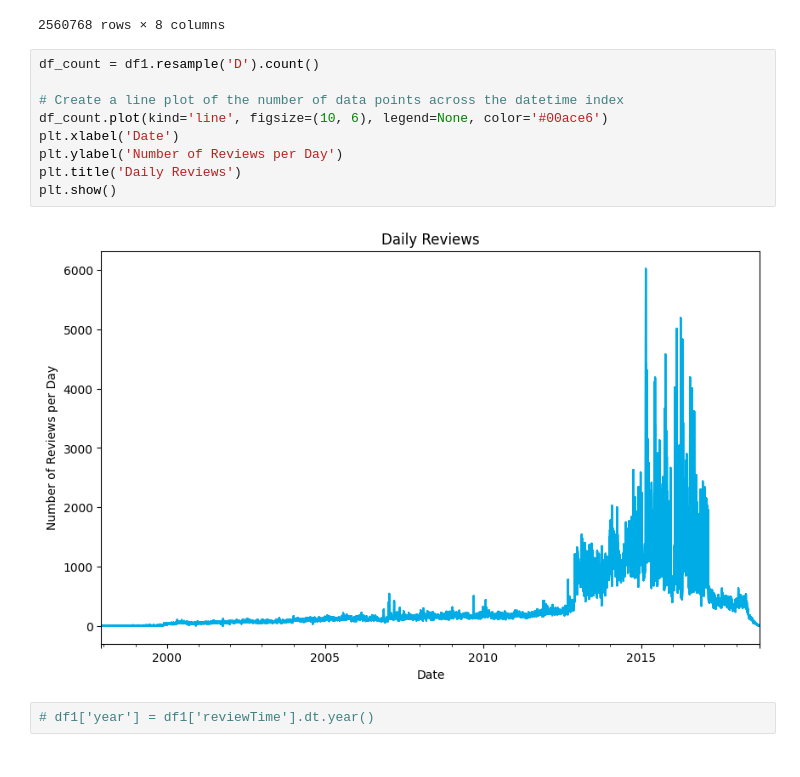
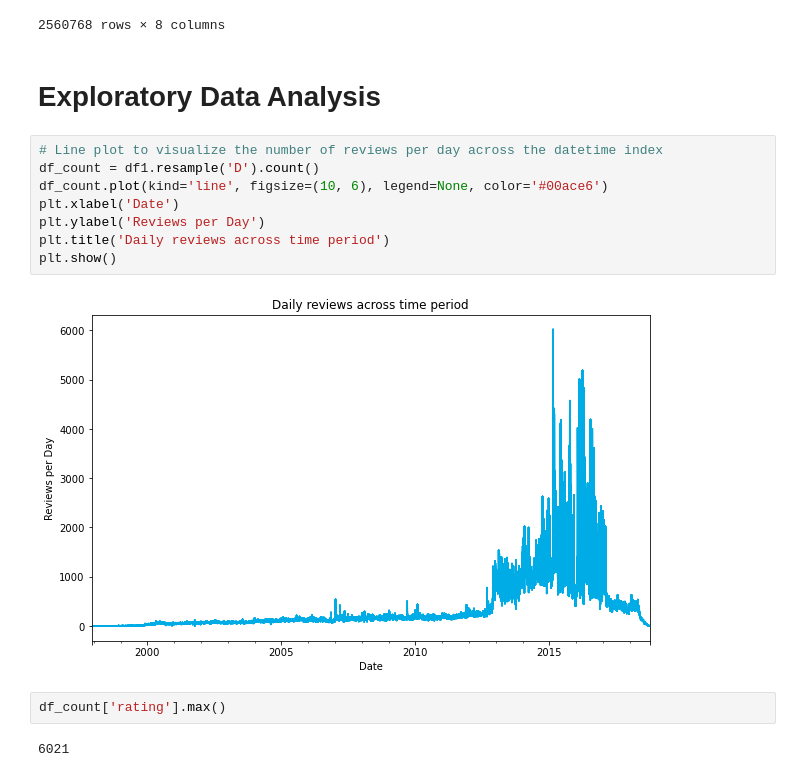
Before and after one commit to BubbleTee97/Time-Series, a Jupyter notebook: xxxv3.ipynb, the cells around one changed output. Cells and saved outputs as stored; diff of their text form.

```diff
--- a/xxxv3.ipynb
+++ b/xxxv3.ipynb
@@ -224,16 +243,19 @@ df1
 | 2018-09-29 | 4 | False | A2O4V3MCB7EPPU | B01H2G0LX0 | {'Format:': ' DVD'} | Bellingham Bookworm | Susan Sarandon is a widow who jus... | A sweet and lovely movie |
 | 2018-10-01 | 5 | True | A3JJ21YCMGSKGH | B01HD2TOWW | {'Format:': ' DVD'} | Amazon Customer | Me Natalie was released in 1969. ... | Wnderful Patty Duke Film ! |
 2560768 rows × 8 columns
+# %% [markdown]
+# Exploratory Data Analysis
 # %%
+# Line plot to visualize the number of reviews per day across the datetime index
 df_count = df1.resample('D').count()
-
-# Create a line plot of the number of data points across the datetime index
 df_count.plot(kind='line', figsize=(10, 6), legend=None, color='#00ace6')
 plt.xlabel('Date')
-plt.ylabel('Number of Reviews per Day')
-plt.title('Daily Reviews')
+plt.ylabel('Reviews per Day')
+plt.title('Daily reviews across time period')
 plt.show()
 # %% [output]
-[figure, old version]
+[figure, new version]
-# %%
-# df1['year'] = df1['reviewTime'].dt.year()
+# %%
+df_count['rating'].max()
+# %% [output]
+6021
```
Also changed, not shown: parts of 45 cells of this notebook.
